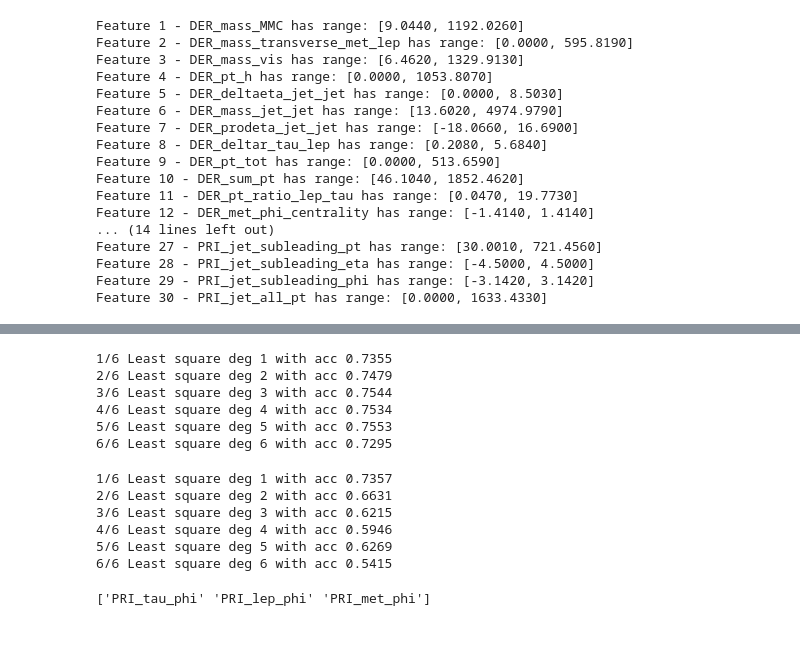
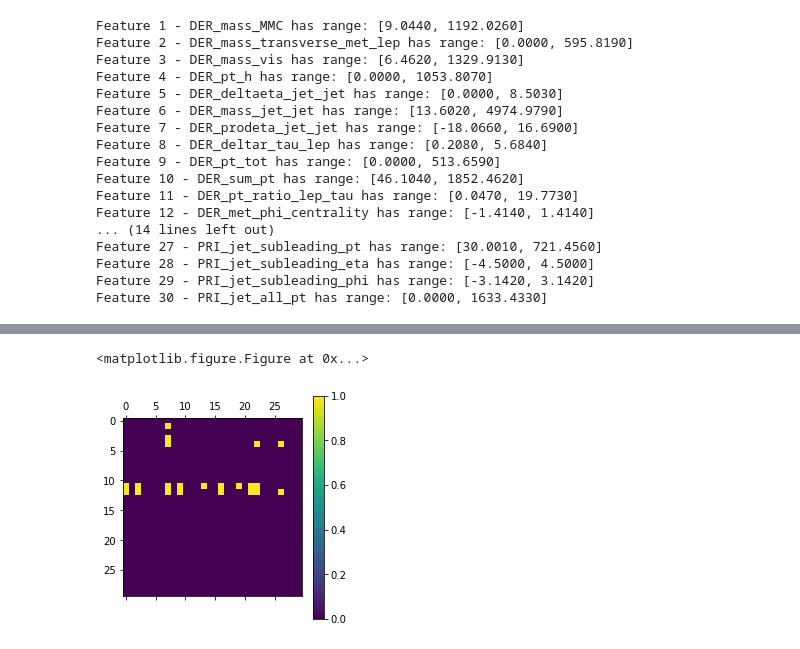
Before and after one commit to MLElec/ML_course, a Jupyter notebook: projects/project1/feature_agmentation.ipynb, the cells around one changed output, grey strips where cells are left out. Drawn from its saved outputs; the diff is of its cells as text; code cells hidden in the pictures.

```diff
--- a/projects/project1/feature_agmentation.ipynb
+++ b/projects/project1/feature_agmentation.ipynb
@@ -199,48 +46,26 @@ array(['DER_mass_transverse_met_lep', 'DER_mass_vis', 'DER_pt_h',
-# %%
-from scripts.ml import build_poly, least_squares
-
-degrees = np.linspace(1, 6, 6).astype(int)
-for i, degree in enumerate(degrees):
-    acc, _, _ = cross_validation_ls(y_train, x_naive[:, feat_keep], degree=degree)
-    print('{}/{} Least square deg {} with acc {:.4f}'.format(i+1, len(degrees), degree, acc))
-# %% [output]
-1/6 Least square deg 1 with acc 0.7355
-2/6 Least square deg 2 with acc 0.7479
-3/6 Least square deg 3 with acc 0.7544
-4/6 Least square deg 4 with acc 0.7534
-5/6 Least square deg 5 with acc 0.7553
-6/6 Least square deg 6 with acc 0.7295
-# %%
-from scripts.ml import augmented_feat_angle
-
-id_angle_feat = np.array([10, 13, 15])
-x_aug = augmented_feat_angle(x_naive, id_angle_feat)
-
-x_naive_aug = np.concatenate((x_naive[:, feat_keep], x_aug), axis=1)
-
-
-# normalize features
-#x_aug = (x_aug - np.nanmean(x_aug, axis=0))/np.nanstd(x_aug, axis=0)
-#x_aug = np.nan_to_num(x_aug)
-#print('\nStd:', np.std(x_aug, axis=0))
-
-#print(np.max(x_train[:, 15]))
-
-x_naive_aug = (x_naive_aug - np.mean(x_naive_aug, axis=0))/np.std(x_naive_aug, axis=0)
-
-
-degrees = np.linspace(1, 6, 6).astype(int)
-for i, degree in enumerate(degrees):
-    acc, _, _ = cross_validation_ls(y_train, x_naive_aug, degree=degree)
-    print('{}/{} Least square deg {} with acc {:.4f}'.format(i+1, len(degrees), degree, acc))
-# %% [output]
-1/6 Least square deg 1 with acc 0.7357
-2/6 Least square deg 2 with acc 0.6631
-3/6 Least square deg 3 with acc 0.6215
-4/6 Least square deg 4 with acc 0.5946
-5/6 Least square deg 5 with acc 0.6269
-6/6 Least square deg 6 with acc 0.5415
-# %%
-print(head_naive[[10, 13, 15]])
-# %% [output]
-['PRI_tau_phi' 'PRI_lep_phi' 'PRI_met_phi']
+# %%
+m_b = np.zeros((30, 30))
+m_s = np.zeros((30, 30))
+m_d = np.zeros((30, 30))
+
+for i, f1 in enumerate(x_train.T):
+    for j, f2 in enumerate(x_train.T):
+        if i == j:
+            f_res = f1
+        else:
+            f_res = f1*f2
+        id_keep = ~np.isnan(f_res)
+        id_b = np.logical_and(y_train == -1, id_keep)
+        id_s = np.logical_and(y_train == 1, id_keep)
+        f_norm = (f_res-np.nanmean(f_res))/np.nanstd(f_res)
+        m_b[i,j] = np.median(f_norm[id_b])
+        m_s[i,j] = np.median(f_norm[id_s])
+        m_d[i,j] = np.median(f_norm[id_b]) - np.median(f_norm[id_s])
+# %%
+plt.figure(figsize=(16, 4))
+plt.matshow(np.abs(m_d)-np.abs(np.diag(m_d)) > 0.5)
+plt.colorbar()
+plt.show()
+# %% [output]
+<matplotlib.figure.Figure at 0x...>
+[figure, added]
```
Also changed, not shown: parts of 11 cells of this notebook, 2 other files.
